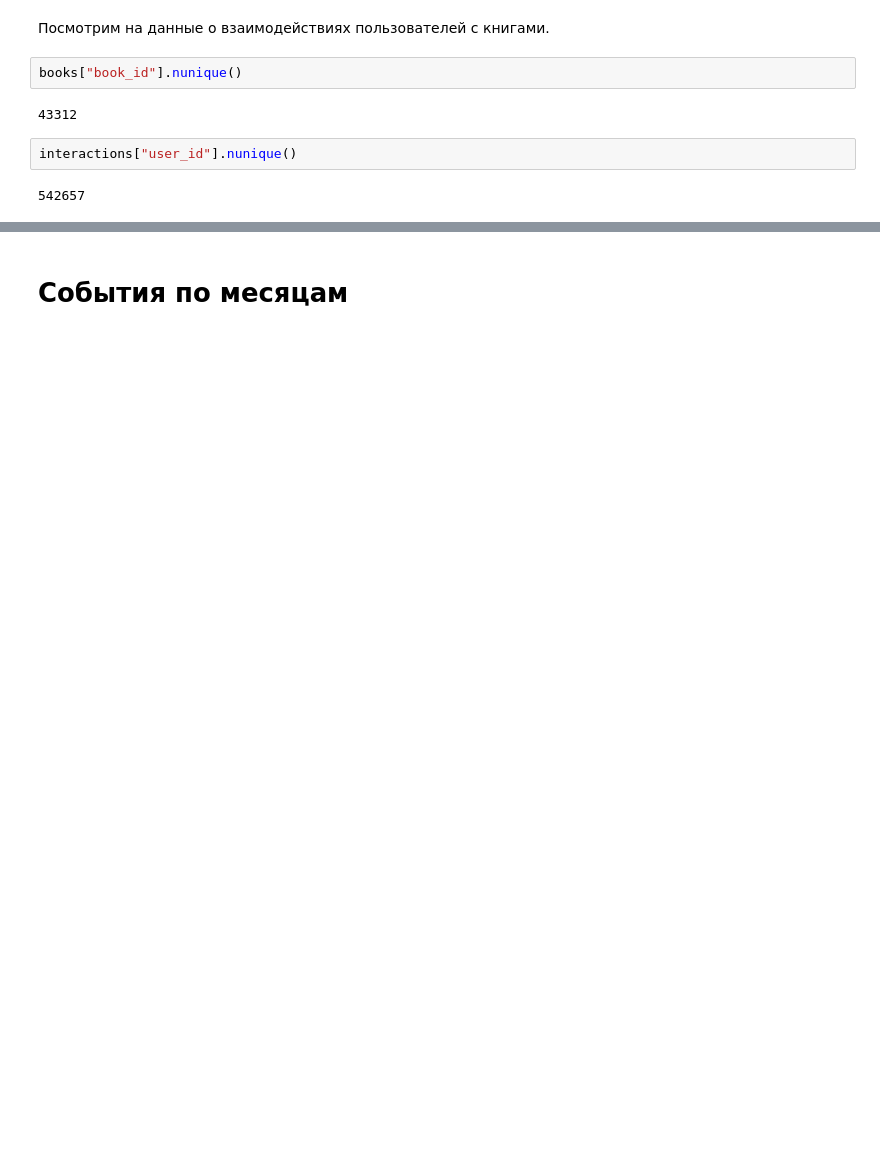
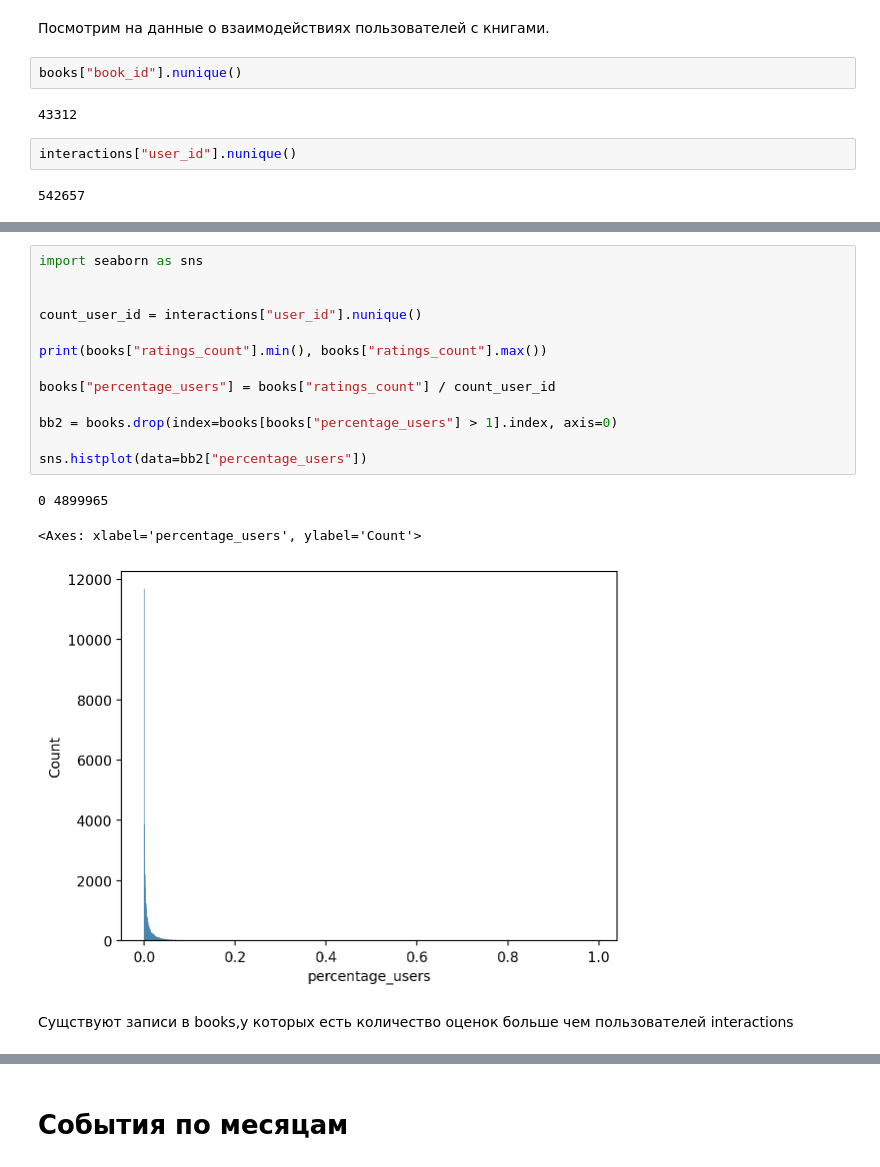
Before and after one commit to Yoshigonnawin/mle-recsys-start, a Jupyter notebook: preprocessing.ipynb, the cells around one changed output, grey strips where cells are left out. Drawn from its saved outputs; the diff is of its cells as text; blank space fills up the shorter version.

```diff
--- a/preprocessing.ipynb
+++ b/preprocessing.ipynb
@@ -141,3 +213,22 @@ NameError: name 'interactions' is not defined
+# %%
+import seaborn as sns
+
+
+count_user_id = interactions["user_id"].nunique()
+
+print(books["ratings_count"].min(), books["ratings_count"].max())
+
+books["percentage_users"] = books["ratings_count"] / count_user_id
+
+bb2 = books.drop(index=books[books["percentage_users"] > 1].index, axis=0)
+
+sns.histplot(data=bb2["percentage_users"])
+# %% [output]
+0 4899965
+<Axes: xlabel='percentage_users', ylabel='Count'>
+[figure, added]
+# %% [markdown]
+Сущствуют записи в books,у которых есть количество оценок больше чем пользователей interactions
 # %%
 # распределение книг по годам публикации
 
```
Also changed, not shown: parts of 12 cells of this notebook.
